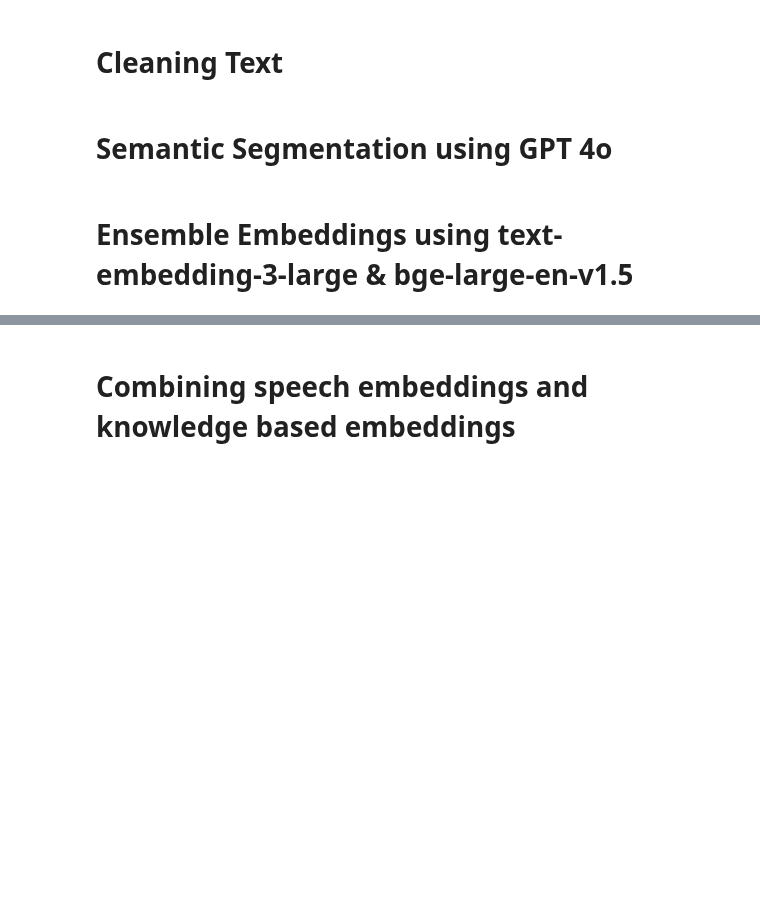
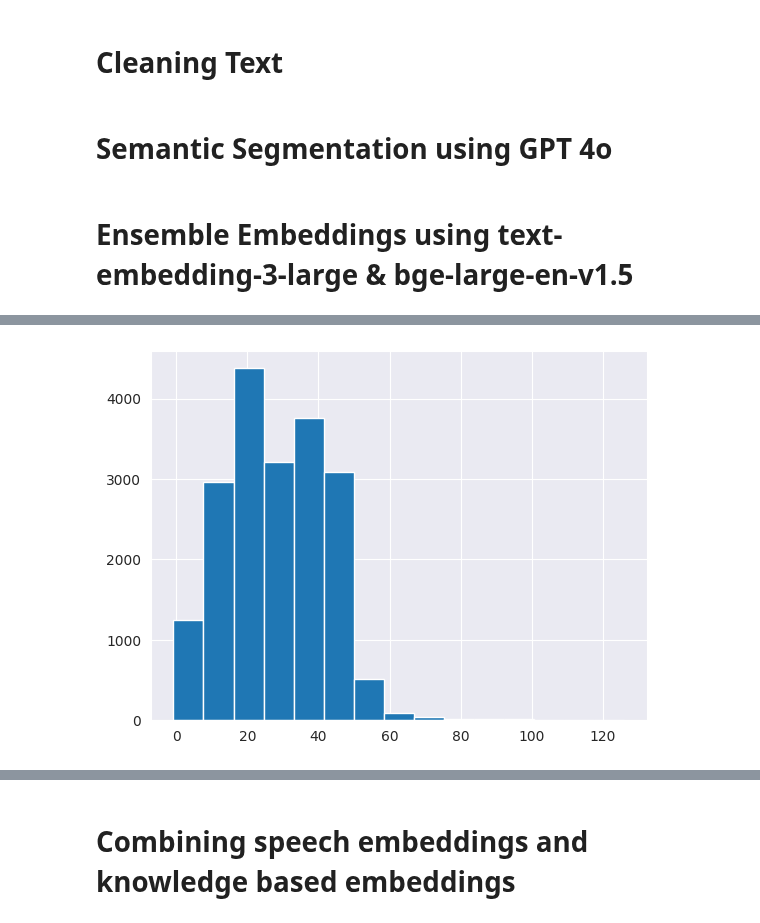
Before and after one commit to IWonderTheFirst/mun, a Jupyter notebook: policy.ipynb, the cells around one changed output, grey strips where cells are left out. Cells and saved outputs as stored; diff of their text form; code cells hidden in the pictures; blank space fills up the shorter version.

Commit message:
Kaggle Notebook | MUN policy embeddings | Version 34

```diff
--- a/policy.ipynb
+++ b/policy.ipynb
@@ -216,0 +244,6 @@ def generate_embeddings(texts: list[str]):
+# %%
+voting = pd.read_csv("/kaggle/input/un-grouped-voting-data/Voting Data Groupings.csv")
+voting["countries"] = voting["countries"].fillna('')
+voting["countries"] = voting["countries"].apply(lambda x: x.split(";") if x else [])
+
+votings = {voting.iloc[i]['resolution'] : voting.iloc[i]['countries'] for i in range(len(voting))}
@@ -216,0 +367,60 @@ def generate_embeddings(texts: list[str]):
+# %%
+meta_df = socioeconomic.set_index('countries')
+X = meta_df
+X_scaled = StandardScaler().fit_transform(X)
+
+sim_matrix = cosine_similarity(X_scaled)
+
+countries = list(meta_df.index)
+# %%
+edge_counter = Counter()
+
+imp_org = [
+    "European Union (EU)",
+    "North Atlantic Treaty Organization (NATO)",
+    "Shanghai Cooperation Organisation (SCO)",
+    "BRICS",
+    "G7",
+    "G20",
+    "Non-Aligned Movement (NAM)",
+    "Organization of Islamic Cooperation (OIC)",
+    "G77"
+]
+
+for org_name, members in organizations.items():
+    if org_name in imp_org:
+        org_weight = 10 / len(members) * 3
+    else:
+        org_weight = 10 / len(members)
+    for pair in combinations(members, 2):
+        edge_counter[pair] += org_weight*10
+
+for members in votings.values():
+    for pair in combinations(members, 2):
+        edge_counter[pair] += 0.01
+
+for i, country_i in enumerate(countries):
+    for j in range(i+1, len(countries)):
+        country_j = countries[j]
+        similarity = sim_matrix[i][j]
+        edge_counter[(country_i, country_j)] += similarity
+
+plt.hist(dict(edge_counter).values(), bins=15)
+
+G = nx.Graph()
+for (u, v), w in edge_counter.items():
+    G.add_edge(u, v, weight=w)
+
+countries_to_remove = [
+    "Serbia", "Cook Islands", "Ivory Coast",
+    "The Bahamas", "The Gambia", "Republic of Ireland"
+]
+
+G.remove_nodes_from(countries_to_remove)
+
+node2vec = Node2Vec(G, dimensions=128, walk_length=40, num_walks=300,
+                    p=1, q=0.25, weight_key='weight', workers=2)
+
+model = node2vec.fit(window=10, min_count=1, batch_words=4)
+# %% [output]
+[figure, added]
```
Also changed, not shown: parts of 42 cells of this notebook.
